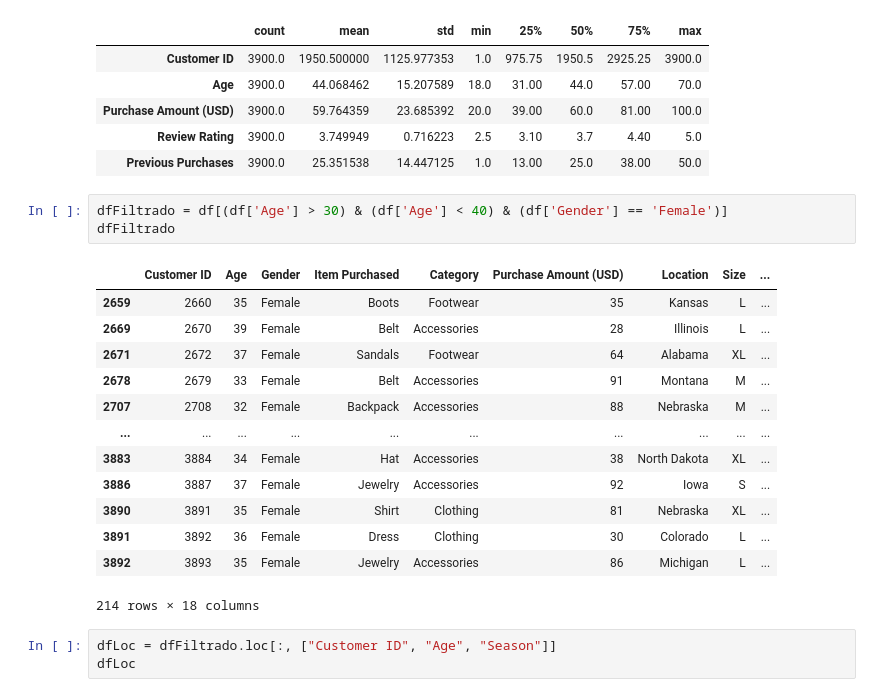
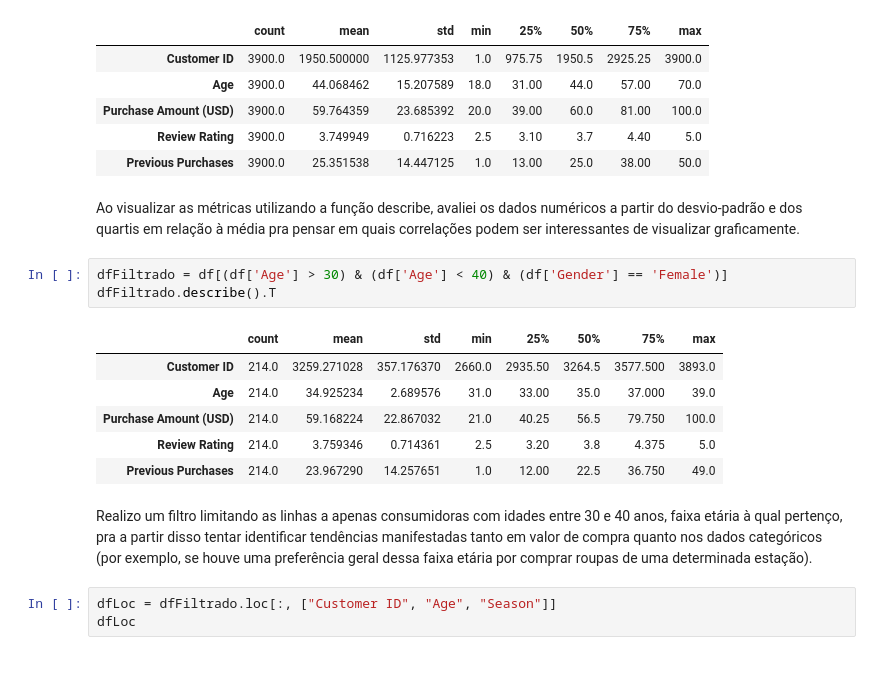
Before and after one commit to igeam/on26-python-s13-projeto-guiado-II, a Jupyter notebook: exercicios/para-casa/ExS13-analiseDados.ipynb, the cells around one changed output. Cells and saved outputs as stored; diff of their text form; blank space fills up the shorter version.

```diff
--- a/exercicios/para-casa/ExS13-analiseDados.ipynb
+++ b/exercicios/para-casa/ExS13-analiseDados.ipynb
@@ -33,23 +35,20 @@ df.describe().T
 | Purchase Amount (USD) | 3900.0 | 59.764359 | 23.685392 | 20.0 | 39.00 | 60.0 | 81.00 | 100.0 |
 | Review Rating | 3900.0 | 3.749949 | 0.716223 | 2.5 | 3.10 | 3.7 | 4.40 | 5.0 |
 | Previous Purchases | 3900.0 | 25.351538 | 14.447125 | 1.0 | 13.00 | 25.0 | 38.00 | 50.0 |
+# %% [markdown]
+Ao visualizar as métricas utilizando a função describe, avaliei os dados numéricos a partir do desvio-padrão e dos quartis em relação à média pra pensar em quais correlações podem ser interessantes de visualizar graficamente.
 # %%
 dfFiltrado = df[(df['Age'] > 30) & (df['Age'] < 40) & (df['Gender'] == 'Female')]
-dfFiltrado
+dfFiltrado.describe().T
 # %% [output]
-|  | Customer ID | Age | Gender | Item Purchased | Category | Purchase Amount (USD) | Location | Size | ... |
-| 2659 | 2660 | 35 | Female | Boots | Footwear | 35 | Kansas | L | ... |
-| 2669 | 2670 | 39 | Female | Belt | Accessories | 28 | Illinois | L | ... |
-| 2671 | 2672 | 37 | Female | Sandals | Footwear | 64 | Alabama | XL | ... |
-| 2678 | 2679 | 33 | Female | Belt | Accessories | 91 | Montana | M | ... |
-| 2707 | 2708 | 32 | Female | Backpack | Accessories | 88 | Nebraska | M | ... |
-| ... | ... | ... | ... | ... | ... | ... | ... | ... | ... |
-| 3883 | 3884 | 34 | Female | Hat | Accessories | 38 | North Dakota | XL | ... |
-| 3886 | 3887 | 37 | Female | Jewelry | Accessories | 92 | Iowa | S | ... |
-| 3890 | 3891 | 35 | Female | Shirt | Clothing | 81 | Nebraska | XL | ... |
-| 3891 | 3892 | 36 | Female | Dress | Clothing | 30 | Colorado | L | ... |
-| 3892 | 3893 | 35 | Female | Jewelry | Accessories | 86 | Michigan | L | ... |
+|  | count | mean | std | min | 25% | 50% | 75% | max |
+| Customer ID | 214.0 | 3259.271028 | 357.176370 | 2660.0 | 2935.50 | 3264.5 | 3577.500 | 3893.0 |
+| Age | 214.0 | 34.925234 | 2.689576 | 31.0 | 33.00 | 35.0 | 37.000 | 39.0 |
+| Purchase Amount (USD) | 214.0 | 59.168224 | 22.867032 | 21.0 | 40.25 | 56.5 | 79.750 | 100.0 |
+| Review Rating | 214.0 | 3.759346 | 0.714361 | 2.5 | 3.20 | 3.8 | 4.375 | 5.0 |
+| Previous Purchases | 214.0 | 23.967290 | 14.257651 | 1.0 | 12.00 | 22.5 | 36.750 | 49.0 |
-214 rows × 18 columns
+# %% [markdown]
+Realizo um filtro limitando as linhas a apenas consumidoras com idades entre 30 e 40 anos, faixa etária à qual pertenço, pra a partir disso tentar identificar tendências manifestadas tanto em valor de compra quanto nos dados categóricos (por exemplo, se houve uma preferência geral dessa faixa etária por comprar roupas de uma determinada estação).
 # %%
 dfLoc = dfFiltrado.loc[:, ["Customer ID", "Age", "Season"]]
 dfLoc
```
Also changed, not shown: parts of 12 cells of this notebook, 1 other file.
